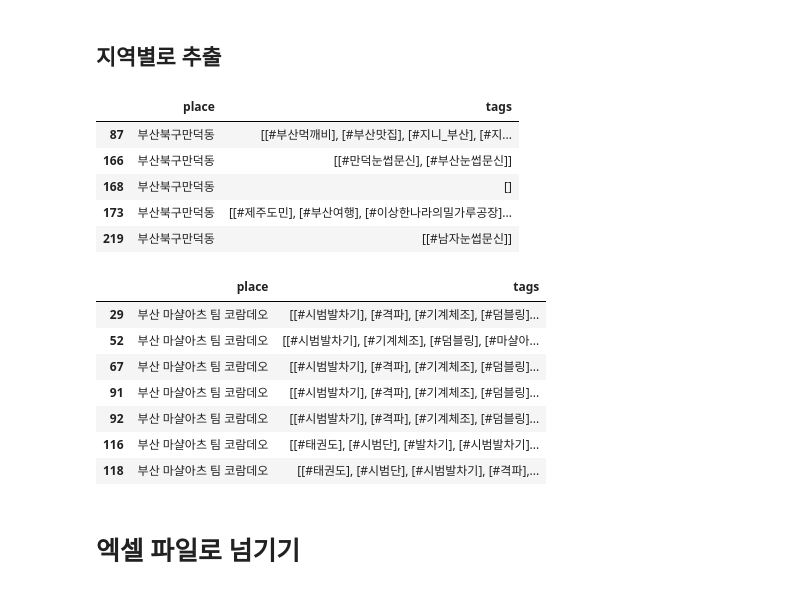
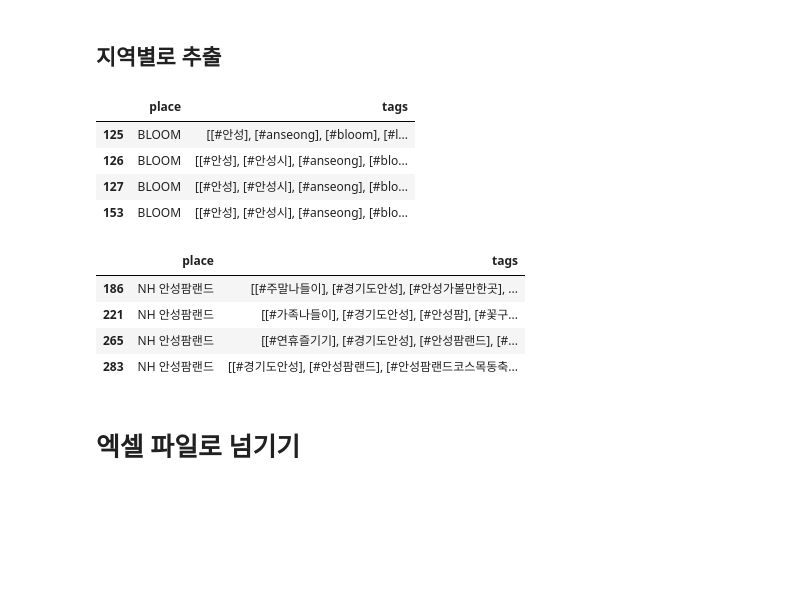
Before and after one commit to clock18/Jupiter, a Jupyter notebook: MLP_Project_4.ipynb, the cells around one changed output. Drawn from its saved outputs; the diff is of its cells as text; code cells hidden in the pictures; blank space fills up the shorter version.

```diff
--- a/MLP_Project_4.ipynb
+++ b/MLP_Project_4.ipynb
@@ -407,27 +407,23 @@ results_df.groupby(by=['place'], as_index=False).count().sort_values(by='tags',
 # %% [markdown]
 ## 지역별로 추출
 # %%
-condition = (results_df.place == '부산북구만덕동')
+condition = (results_df.place == 'BLOOM')
 results_df4 = results_df.loc[condition, ['place', 'tags']]
 results_df4
 # %% [output]
 |  | place | tags |
-| 87 | 부산북구만덕동 | [[#부산먹깨비], [#부산맛집], [#지니_부산], [#지... |
-| 166 | 부산북구만덕동 | [[#만덕눈썹문신], [#부산눈썹문신]] |
-| 168 | 부산북구만덕동 | [] |
-| 173 | 부산북구만덕동 | [[#제주도민], [#부산여행], [#이상한나라의밀가루공장]... |
-| 219 | 부산북구만덕동 | [[#남자눈썹문신]] |
+| 125 | BLOOM | [[#안성], [#anseong], [#bloom], [#l... |
+| 126 | BLOOM | [[#안성], [#안성시], [#anseong], [#blo... |
+| 127 | BLOOM | [[#안성], [#안성시], [#anseong], [#blo... |
+| 153 | BLOOM | [[#안성], [#안성시], [#anseong], [#blo... |
 # %%
-results_df4.drop([results_df4.index[0],results_df4.index[1],results_df4.index[2],results_df4.index[4],results_df4.index[6]])
+results_df4.drop([results_df4.index[1],results_df4.index[1]])
 # %% [output]
 |  | place | tags |
-| 29 | 부산 마샬아츠 팀 코람데오 | [[#시범발차기], [#격파], [#기계체조], [#덤블링]... |
-| 52 | 부산 마샬아츠 팀 코람데오 | [[#시범발차기], [#기계체조], [#덤블링], [#마샬아... |
-| 67 | 부산 마샬아츠 팀 코람데오 | [[#시범발차기], [#격파], [#기계체조], [#덤블링]... |
-| 91 | 부산 마샬아츠 팀 코람데오 | [[#시범발차기], [#격파], [#기계체조], [#덤블링]... |
-| 92 | 부산 마샬아츠 팀 코람데오 | [[#시범발차기], [#격파], [#기계체조], [#덤블링]... |
-| 116 | 부산 마샬아츠 팀 코람데오 | [[#태권도], [#시범단], [#발차기], [#시범발차기]... |
-| 118 | 부산 마샬아츠 팀 코람데오 | [[#태권도], [#시범단], [#시범발차기], [#격파],... |
+| 186 | NH 안성팜랜드 | [[#주말나들이], [#경기도안성], [#안성가볼만한곳], ... |
+| 221 | NH 안성팜랜드 | [[#가족나들이], [#경기도안성], [#안성팜], [#꽃구... |
+| 265 | NH 안성팜랜드 | [[#연휴즐기기], [#경기도안성], [#안성팜랜드], [#... |
+| 283 | NH 안성팜랜드 | [[#경기도안성], [#안성팜랜드], [#안성팜랜드코스목동축... |
 # %% [markdown]
 # 엑셀 파일로 넘기기
 # %%
```
Also changed, not shown: parts of 1 cell of this notebook.
